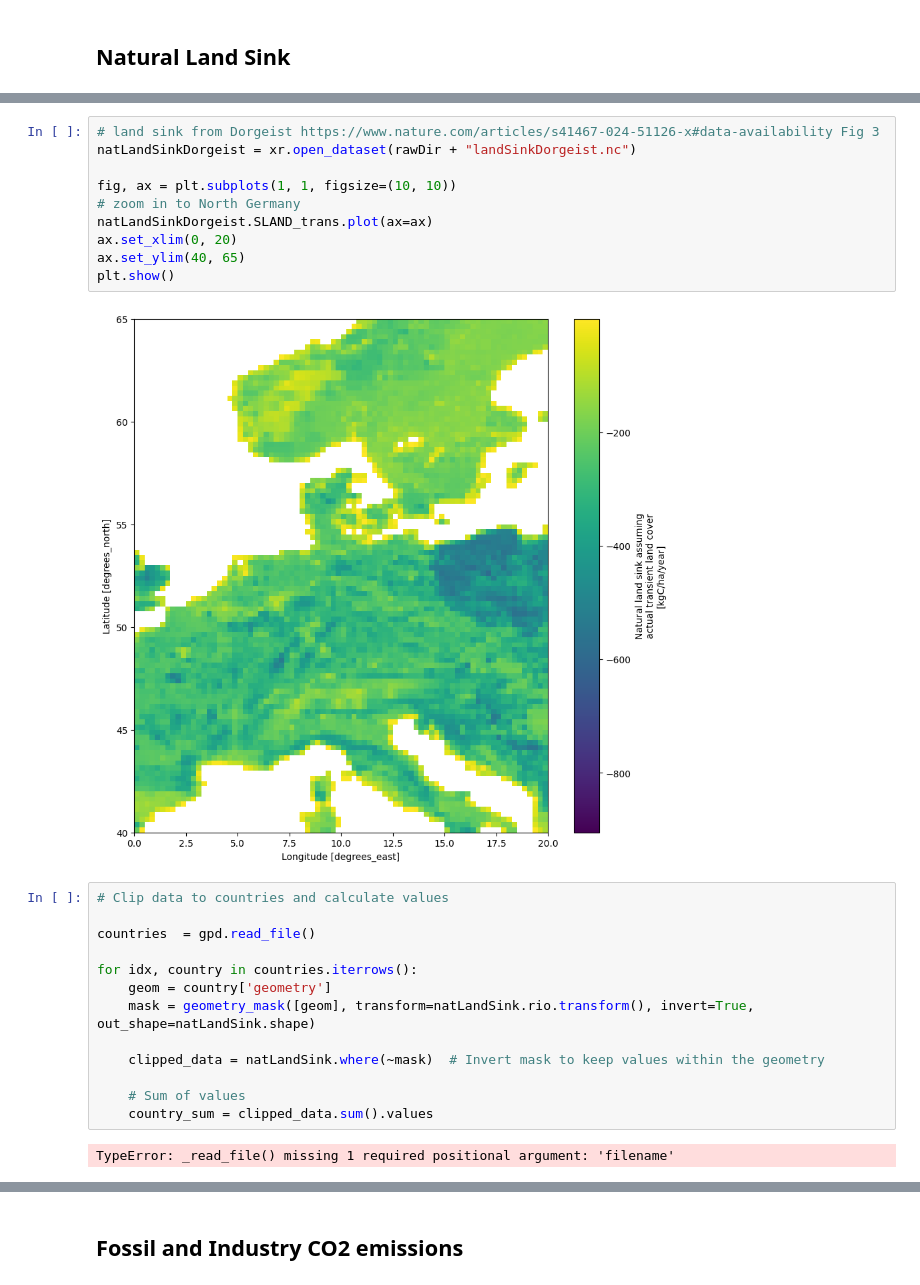
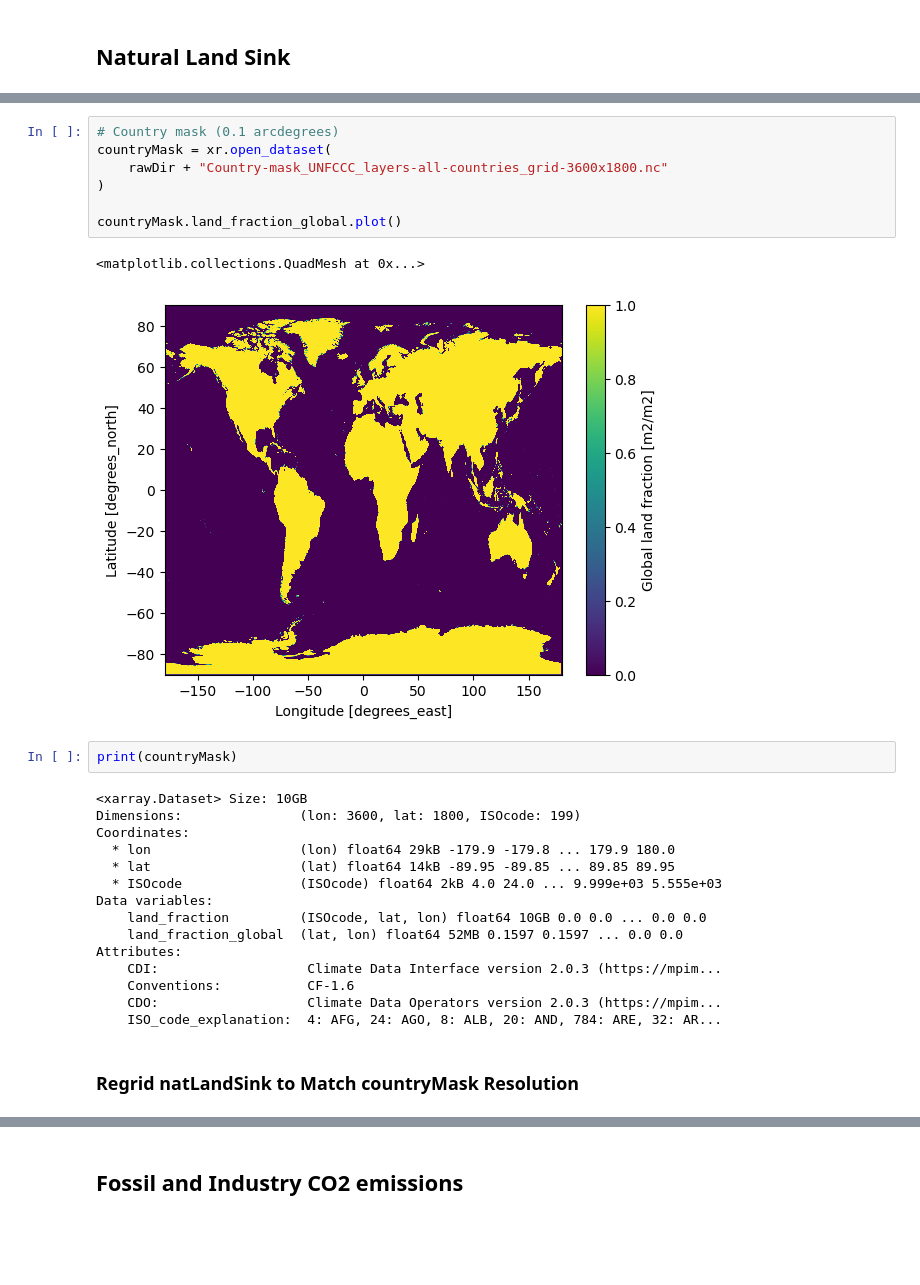
Before and after one commit to isaldiviagonzatti/landCSinkWealth, a Jupyter notebook: code/main.ipynb, the cells around one changed output, grey strips where cells are left out. Cells and saved outputs as stored; diff of their text form; blank space fills up the shorter version.

Commit message:
Natural Land Sink Country Sums

```diff
--- a/code/main.ipynb
+++ b/code/main.ipynb
@@ -65,27 +70,29 @@ natLandSink.SLAND.plot()
-# %%
-# land sink from Dorgeist https://www.nature.com/articles/s41467-024-51126-x#data-availability Fig 3
-natLandSinkDorgeist = xr.open_dataset(rawDir + "landSinkDorgeist.nc")
-
-fig, ax = plt.subplots(1, 1, figsize=(10, 10))
-# zoom in to North Germany
-natLandSinkDorgeist.SLAND_trans.plot(ax=ax)
-ax.set_xlim(0, 20)
-ax.set_ylim(40, 65)
-plt.show()
-# %% [output]
-[figure, removed]
-# %%
-# Clip data to countries and calculate values
-
-countries  = gpd.read_file()
-
-for idx, country in countries.iterrows():
-    geom = country['geometry']
-    mask = geometry_mask([geom], transform=natLandSink.rio.transform(), invert=True, out_shape=natLandSink.shape)
-
-    clipped_data = natLandSink.where(~mask)  # Invert mask to keep values within the geometry
-
-    # Sum of values
-    country_sum = clipped_data.sum().values
-# %% [output]
-TypeError: _read_file() missing 1 required positional argument: 'filename'
+# %%
+# Country mask (0.1 arcdegrees)
+countryMask = xr.open_dataset(
+    rawDir + "Country-mask_UNFCCC_layers-all-countries_grid-3600x1800.nc"
+)
+
+countryMask.land_fraction_global.plot()
+# %% [output]
+<matplotlib.collections.QuadMesh at 0x...>
+[figure, added]
+# %%
+print(countryMask)
+# %% [output]
+<xarray.Dataset> Size: 10GB
+Dimensions:               (lon: 3600, lat: 1800, ISOcode: 199)
+Coordinates:
+  * lon                   (lon) float64 29kB -179.9 -179.8 ... 179.9 180.0
+  * lat                   (lat) float64 14kB -89.95 -89.85 ... 89.85 89.95
+  * ISOcode               (ISOcode) float64 2kB 4.0 24.0 ... 9.999e+03 5.555e+03
+Data variables:
+    land_fraction         (ISOcode, lat, lon) float64 10GB 0.0 0.0 ... 0.0 0.0
+    land_fraction_global  (lat, lon) float64 52MB 0.1597 0.1597 ... 0.0 0.0
+Attributes:
+    CDI:                   Climate Data Interface version 2.0.3 (https://mpim...
+    Conventions:           CF-1.6
+    CDO:                   Climate Data Operators version 2.0.3 (https://mpim...
+    ISO_code_explanation:  4: AFG, 24: AGO, 8: ALB, 20: AND, 784: ARE, 32: AR...
+# %% [markdown]
+### Regrid natLandSink to Match countryMask Resolution
```
Also changed, not shown: parts of 20 cells of this notebook, 4 other files.
